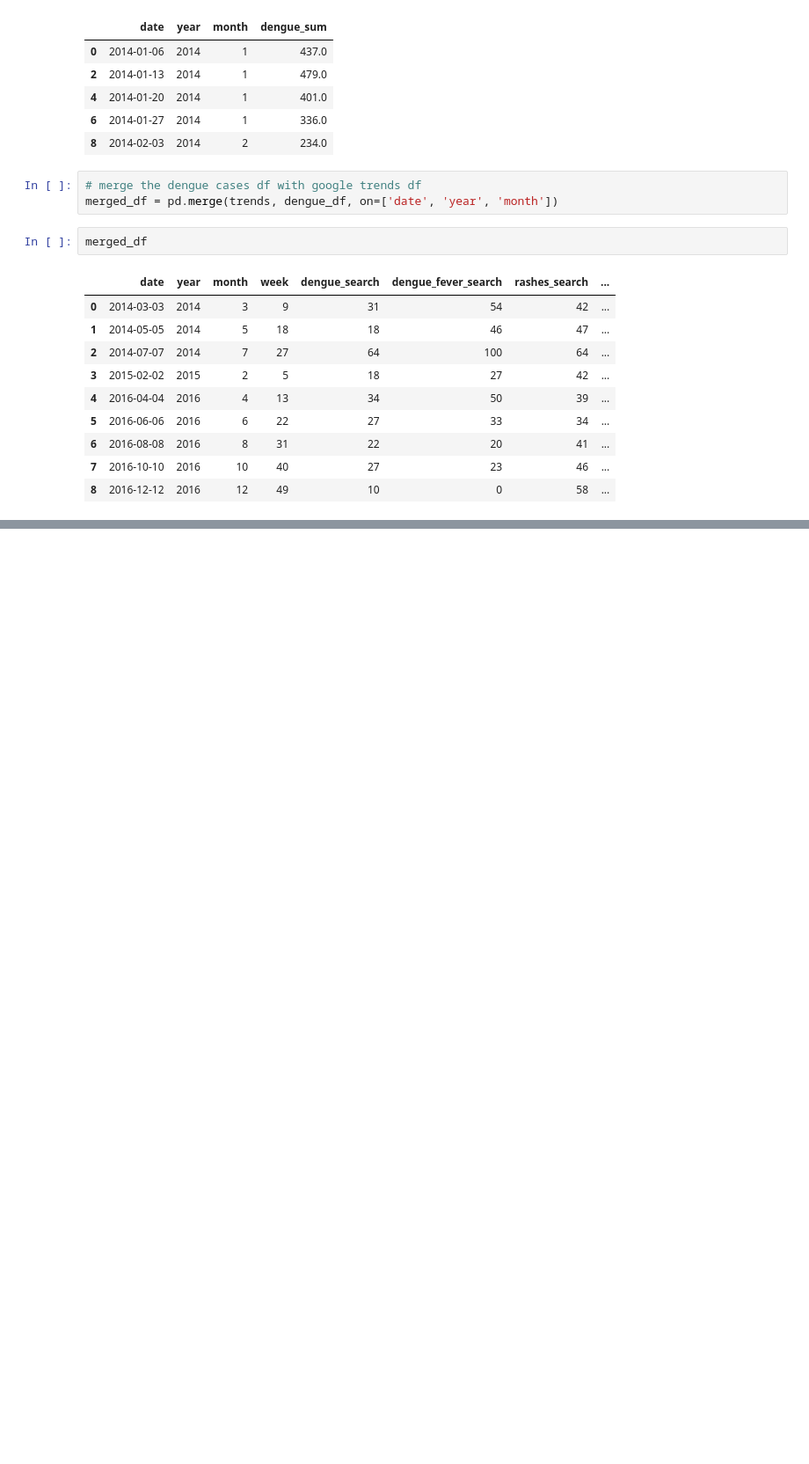
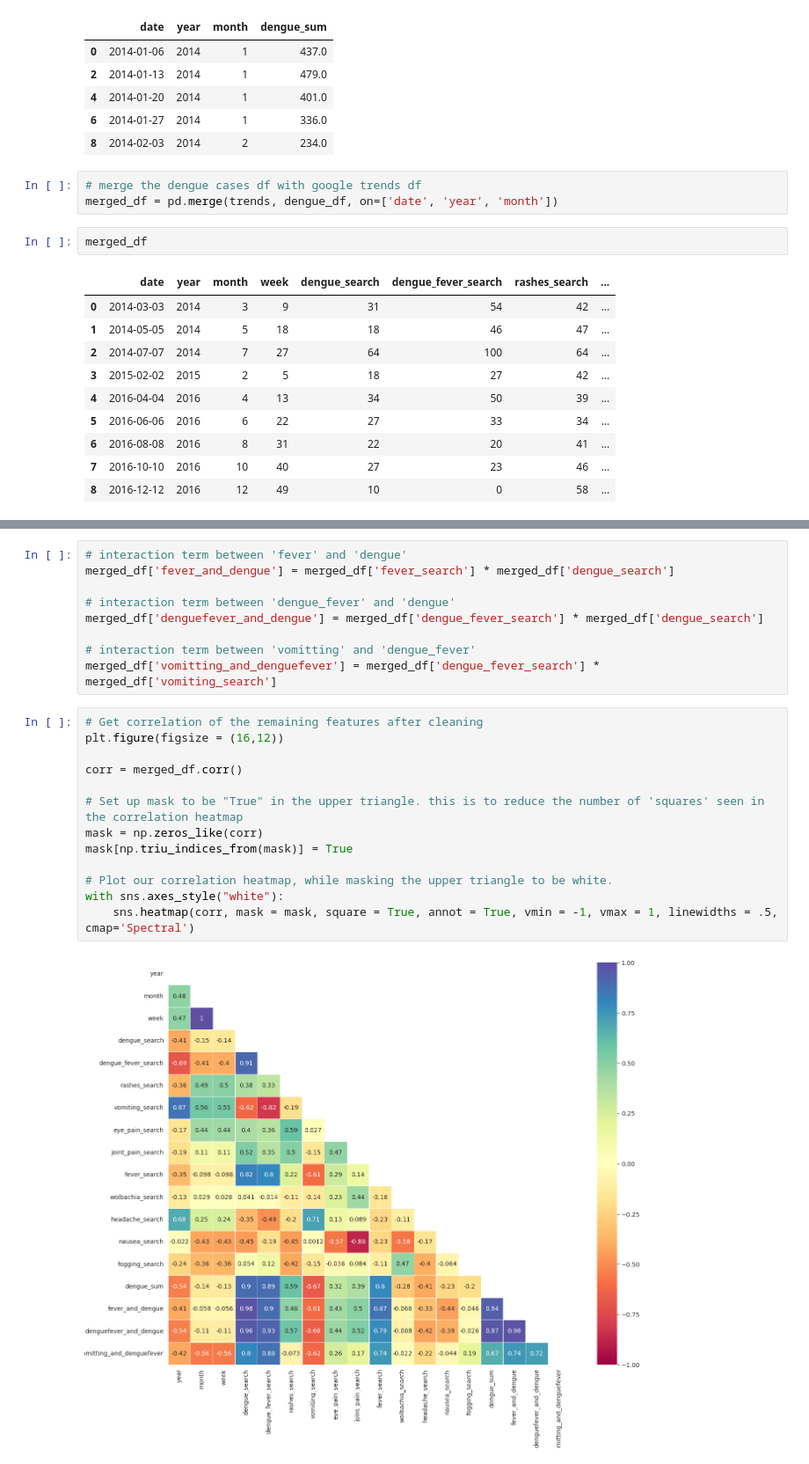
Before and after one commit to lishing/ga_project4_dsif9, a Jupyter notebook: Code/03_EDA/3b_GoogleTrends.ipynb, the cells around one changed output, grey strips where cells are left out. Shown at 88% size. Drawn from its saved outputs; the diff is of its cells as text; blank space fills up the shorter version.

```diff
--- a/Code/03_EDA/3b_GoogleTrends.ipynb
+++ b/Code/03_EDA/3b_GoogleTrends.ipynb
@@ -66,0 +123,24 @@ merged_df
+# %%
+# interaction term between 'fever' and 'dengue'
+merged_df['fever_and_dengue'] = merged_df['fever_search'] * merged_df['dengue_search']
+
+# interaction term between 'dengue_fever' and 'dengue'
+merged_df['denguefever_and_dengue'] = merged_df['dengue_fever_search'] * merged_df['dengue_search']
+
+# interaction term between 'vomitting' and 'dengue_fever'
+merged_df['vomitting_and_denguefever'] = merged_df['dengue_fever_search'] * merged_df['vomiting_search']
+# %%
+# Get correlation of the remaining features after cleaning
+plt.figure(figsize = (16,12))
+
+corr = merged_df.corr()
+
+# Set up mask to be "True" in the upper triangle. this is to reduce the number of 'squares' seen in the correlation heatmap
+mask = np.zeros_like(corr)
+mask[np.triu_indices_from(mask)] = True
+
+# Plot our correlation heatmap, while masking the upper triangle to be white.
+with sns.axes_style("white"):
+    sns.heatmap(corr, mask = mask, square = True, annot = True, vmin = -1, vmax = 1, linewidths = .5, cmap='Spectral')
+# %% [output]
+[figure, added]
```
Also changed, not shown: parts of 12 cells of this notebook.
